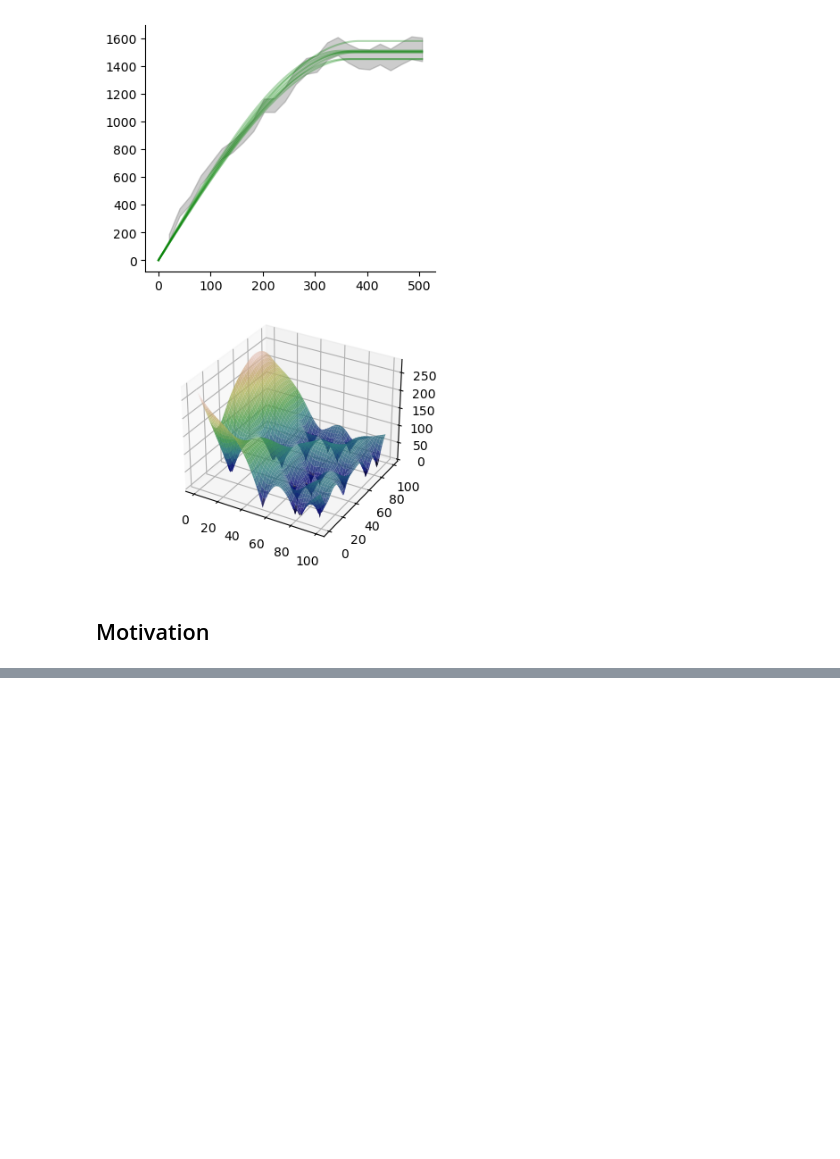
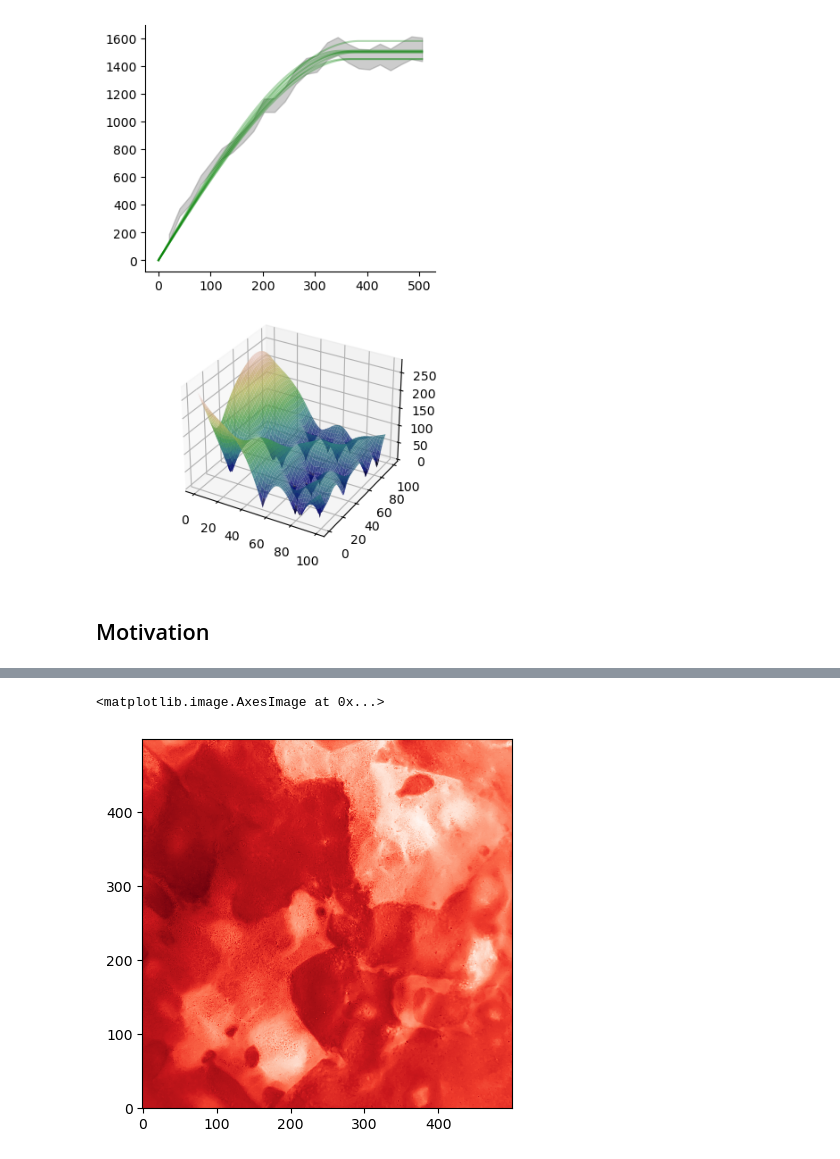
Before and after one commit to mmaelicke/phd_defense, a Jupyter notebook: images.ipynb, the cells around one changed output, grey strips where cells are left out. Cells and saved outputs as stored; diff of their text form; code cells hidden in the pictures; blank space fills up the shorter version.

```diff
--- a/images.ipynb
+++ b/images.ipynb
@@ -113,0 +133,6 @@ with open('src/slides/data/vario.json', 'w') as f:
+# %%
+plt.imshow(r, cmap='Reds', origin='lower')
+plt.gcf().savefig('public/img/pancake_field_r.png')
+# %% [output]
+<matplotlib.image.AxesImage at 0x...>
+[figure, added]
```
Also changed, not shown: parts of 3 cells of this notebook.
